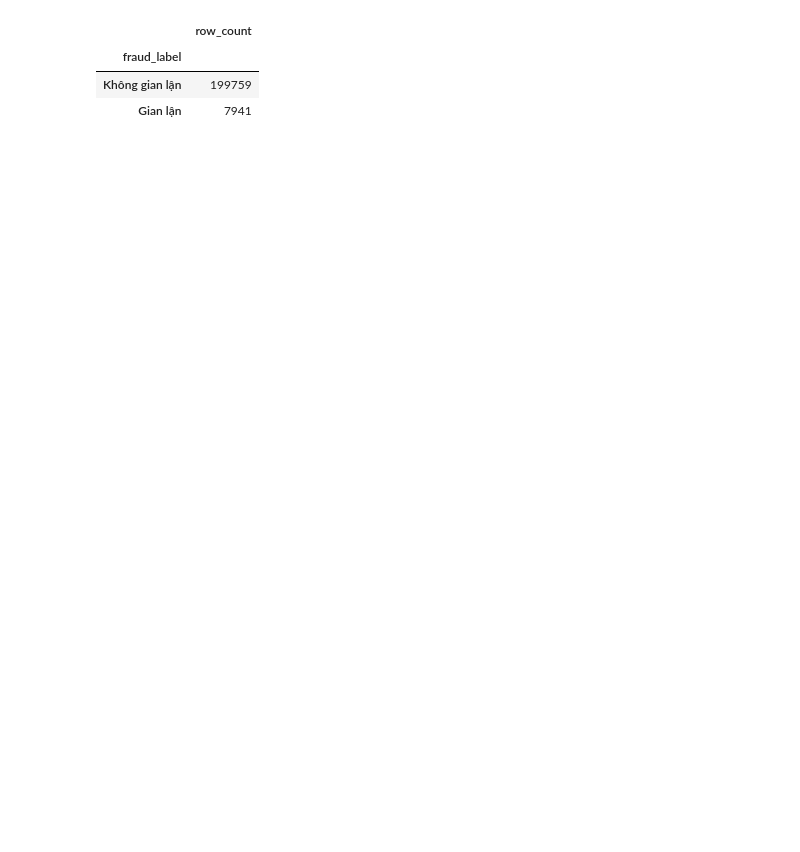
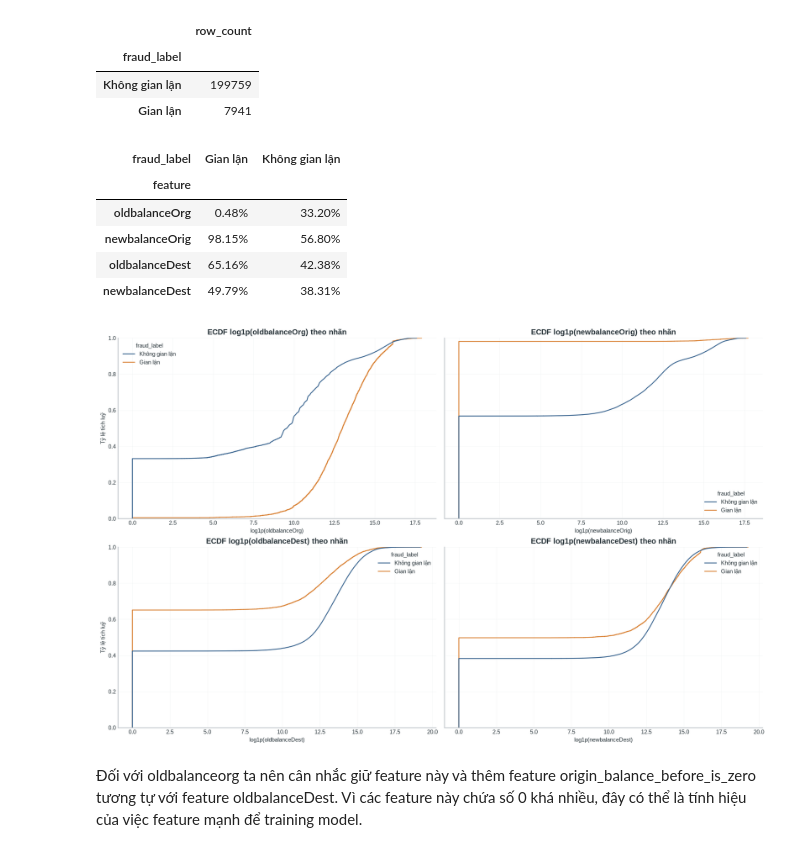
Before and after one commit to ItsLewis-DE/fraudguard-streaming-pipeline, a Jupyter notebook: notebooks/EDA.ipynb, the cells around one changed output. Saved outputs shown, nothing was run; the diff lists cells and outputs as text; code cells hidden in the pictures; blank space fills up the shorter version.

```diff
--- a/notebooks/EDA.ipynb
+++ b/notebooks/EDA.ipynb
@@ -910,10 +908,7 @@ Fraud thường xuất hiện khi origin có balance trước giao dịch khác
 # %% [markdown]
 Cần audit kĩ trước khi dùng oldbalanceDest hoặc newbalanceDest làm feature
 # %%
-partial_step = hourly_summary.loc[
-    hourly_summary["step_day"].ne(31),
-    "step"
-]
+partial_step = hourly_summary.loc[hourly_summary["step_day"].ne(31), "step"]
 partial_start = partial_step.min() - 0.5
 partial_end = partial_step.max() + 0.5
 
@@ -931,11 +926,11 @@ sns.lineplot(
     y="fraud_count",
     color=ORANGE,
     linewidth=1.4,
-    ax=axes[0]  # Chỉ định vẽ vào khung đầu tiên
+    ax=axes[0],  # Chỉ định vẽ vào khung đầu tiên
 )
 axes[0].set_title("Fraud count theo simulation step")
 axes[0].set_ylabel("Số fraud")
-axes[0].set_xlabel("") # Ẩn nhãn trục X ở biểu đồ trên
+axes[0].set_xlabel("")  # Ẩn nhãn trục X ở biểu đồ trên
 
 # --- Biểu đồ 1: Volume giao dịch ---
 sns.lineplot(
@@ -944,12 +939,12 @@ sns.lineplot(
     y="row_count",
     color=BLUE,
     linewidth=1.4,
-    ax=axes[1]  # Chỉ định vẽ vào khung thứ hai
+    ax=axes[1],  # Chỉ định vẽ vào khung thứ hai
 )
 axes[1].set_title("Volume giao dịch theo simulation step")
 axes[1].set_ylabel("Số giao dịch")
 axes[1].set_yscale("log")
-axes[1].set_xlabel("") # Ẩn nhãn trục X ở biểu đồ trên
+axes[1].set_xlabel("")  # Ẩn nhãn trục X ở biểu đồ trên
 
 # --- Biểu đồ 2: Fraud rate ---
 sns.lineplot(
@@ -958,7 +953,7 @@ sns.lineplot(
     y="fraud_per_10k",
     color=INK,
     linewidth=1.4,
-    ax=axes[2]  # Chỉ định vẽ vào khung cuối cùng
+    ax=axes[2],  # Chỉ định vẽ vào khung cuối cùng
 )
 axes[2].set_title("Fraud rate theo simulation step")
 axes[2].set_xlabel("Simulation step (mỗi step = 1 giờ mô phỏng)")
@@ -1137,3 +1131,57 @@ display(
 | fraud_label |  |
 | Không gian lận | 199759 |
 | Gian lận | 7941 |
+# %%
+zero_mass_by_label = (
+    balance_plot_sample.groupby("fraud_label")[BALANCE_COLUMNS]
+    .agg(lambda series: series.eq(0).mean() * 100)
+    .T
+)
+zero_mass_by_label.index.name = "feature"
+zero_mass_by_label.columns.name = "fraud_label"
+
+display(zero_mass_by_label.style.format("{:.2f}%"))
+
+balance_long = balance_plot_sample.melt(
+    id_vars=["fraud_label"],
+    value_vars=BALANCE_COLUMNS,
+    var_name="feature",
+    value_name="balance",
+)
+balance_long["log1p_balance"] = np.log1p(balance_long["balance"])
+
+fig, axes = plt.subplots(
+    nrows=2,
+    ncols=2,
+    figsize=(16, 10),
+    sharey=True,
+    constrained_layout=True,
+)
+
+for feature, ax in zip(BALANCE_COLUMNS, axes.flat, strict=True):
+    feature_data = balance_long.loc[balance_long["feature"].eq(feature)]
+    sns.ecdfplot(
+        data=feature_data,
+        x="log1p_balance",
+        hue="fraud_label",
+        hue_order=fraud_label_order,
+        palette=LABEL_PALETTE,
+        ax=ax,
+    )
+    ax.set_title(f"ECDF log1p({feature}) theo nhãn")
+    ax.set_xlabel(f"log1p({feature})")
+    ax.set_ylabel("Tỷ lệ tích luỹ")
+    ax.grid(alpha=0.30)
+
+sns.despine()
+plt.show()
+# %% [output]
+| fraud_label | Gian lận | Không gian lận |
+| feature |  |  |
+| oldbalanceOrg | 0.48% | 33.20% |
+| newbalanceOrig | 98.15% | 56.80% |
+| oldbalanceDest | 65.16% | 42.38% |
+| newbalanceDest | 49.79% | 38.31% |
+[figure, added]
+# %% [markdown]
+Đối với oldbalanceorg ta nên cân nhắc giữ feature này và thêm feature origin_balance_before_is_zero tương tự với feature oldbalanceDest. Vì các feature này chứa số 0 khá nhiều, đây có thể là tính hiệu của việc feature mạnh để training model.
```
Also changed, not shown: parts of 15 cells of this notebook, 10 other files.
